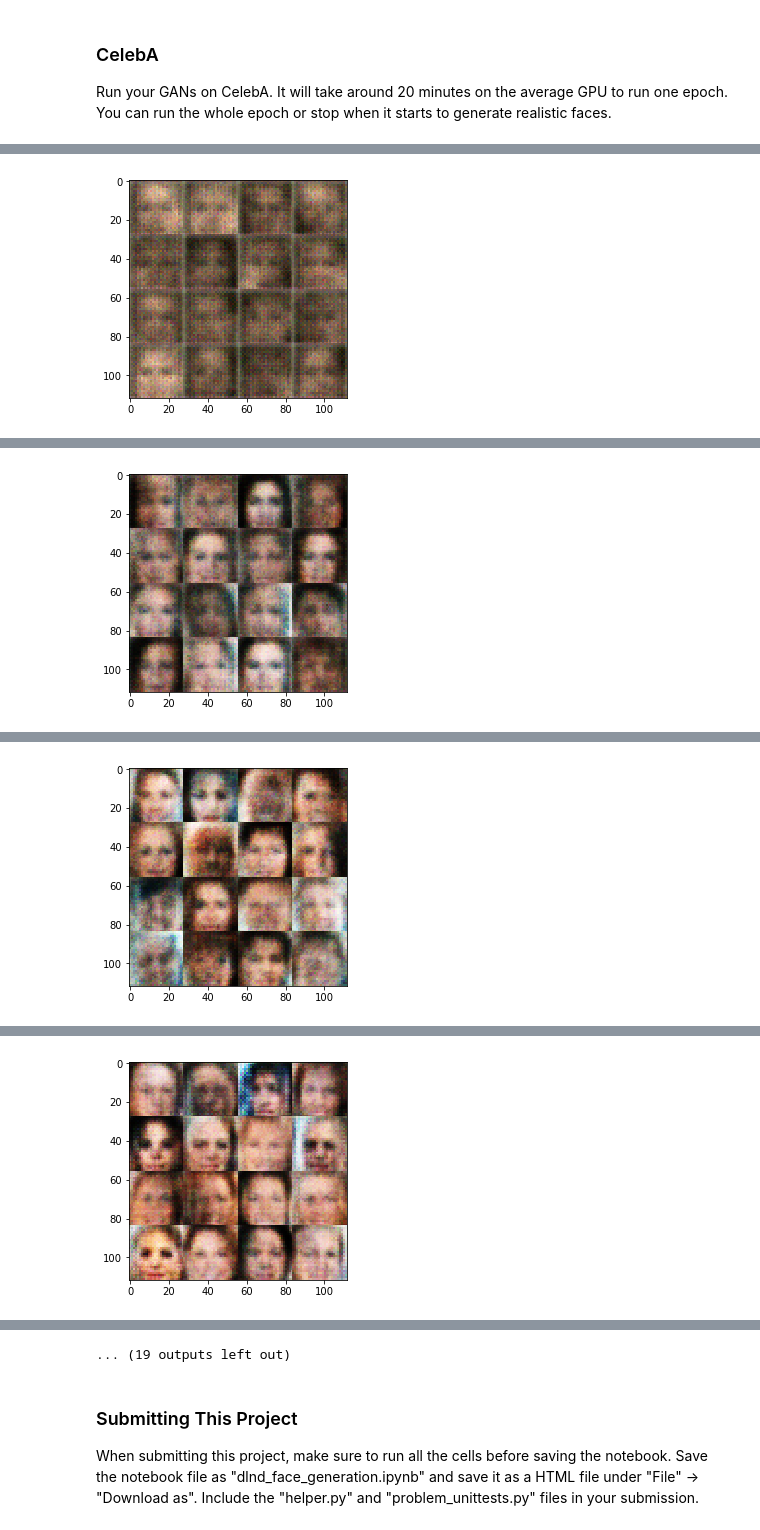
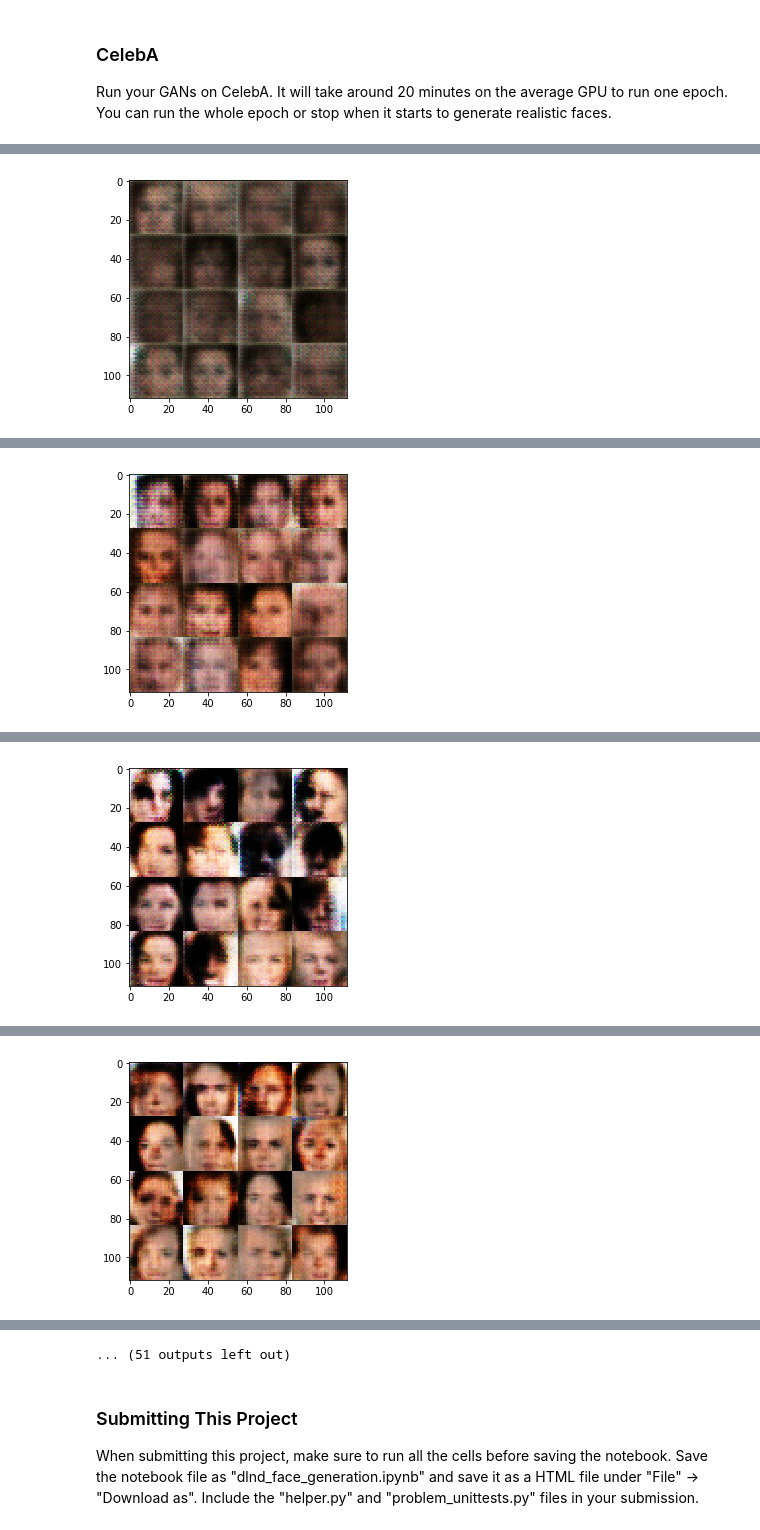
Before and after one commit to yinquan529/UdacityDeepLearning, a Jupyter notebook: project5/dlnd_face_generation.ipynb, the cells around one changed output, grey strips where cells are left out. Saved outputs shown, nothing was run; the diff lists cells and outputs as text; code cells hidden in the pictures.

Commit message:
Project 5 Generate Faces
* According to commits, add smooth for d_loss_real
* Change hyperparameter:
  * batch_size to 64
  * z_dim to 128
  * learning_rate to 0.0008
  * beta1 to 0.5

```diff
--- a/project5/dlnd_face_generation.ipynb
+++ b/project5/dlnd_face_generation.ipynb
@@ -226,11 +226,13 @@ def model_loss(input_real, input_z, out_channel_dim):
     :return: A tuple of (discriminator loss, generator loss)
     """
     # TODO: Implement Function
+    smooth = 0.1
     g_model = generator(input_z, out_channel_dim)
     d_model_real, d_logits_real = discriminator(input_real)
     d_model_fake, d_logits_fake = discriminator(g_model, reuse=True)
 
-    d_loss_real = tf.reduce_mean(tf.nn.sigmoid_cross_entropy_with_logits(logits=d_logits_real, labels=tf.ones_like(d_model_real)))
+    d_loss_real = tf.reduce_mean(
+        tf.nn.sigmoid_cross_entropy_with_logits(logits=d_logits_real, labels=tf.ones_like(d_model_real)* (1 - smooth)))
     d_loss_fake = tf.reduce_mean(tf.nn.sigmoid_cross_entropy_with_logits(logits=d_logits_fake, labels=tf.zeros_like(d_model_fake)))
     g_loss = tf.reduce_mean(tf.nn.sigmoid_cross_entropy_with_logits(logits=d_logits_fake, labels=tf.ones_like(d_model_fake)))
 
@@ -458,10 +460,10 @@ Epoch 2/2... Discriminator Loss: 0.512491... Generator Loss: 1.7128
 ### CelebA
 Run your GANs on CelebA.  It will take around 20 minutes on the average GPU to run one epoch.  You can run the whole epoch or stop when it starts to generate realistic faces.
 # %%
-batch_size = 128
-z_dim = 100
-learning_rate = 0.0001
-beta1 = 0.2
+batch_size = 64
+z_dim = 128
+learning_rate = 0.0008
+beta1 = 0.5
 
 
 """
@@ -487 +489 @@ Epoch 1/1... Discriminator Loss: 0.961214... Generator Loss: 0.6803
-[figure, old version]
+[figure, new version]
@@ -498 +500 @@ Epoch 1/1... Discriminator Loss: 1.448957... Generator Loss: 0.3499
-[figure, old version]
+[figure, new version]
@@ -509 +511 @@ Epoch 1/1... Discriminator Loss: 0.465370... Generator Loss: 1.6062
-[figure, old version]
+[figure, new version]
@@ -520 +522 @@ Epoch 1/1... Discriminator Loss: 0.572911... Generator Loss: 1.2846
-[figure, old version]
+[figure, new version]
@@ -543,4 +545,4 @@ Epoch 1/1... Discriminator Loss: 1.205439... Generator Loss: 0.4774
-... (19 outputs left out)
+... (51 outputs left out)
 # %% [markdown]
 ### Submitting This Project
 When submitting this project, make sure to run all the cells before saving the notebook. Save the notebook file as "dlnd_face_generation.ipynb" and save it as a HTML file under "File" -> "Download as". Include the "helper.py" and "problem_unittests.py" files in your submission.
```
Also changed, not shown: parts of 2 cells of this notebook, 2 other files.
